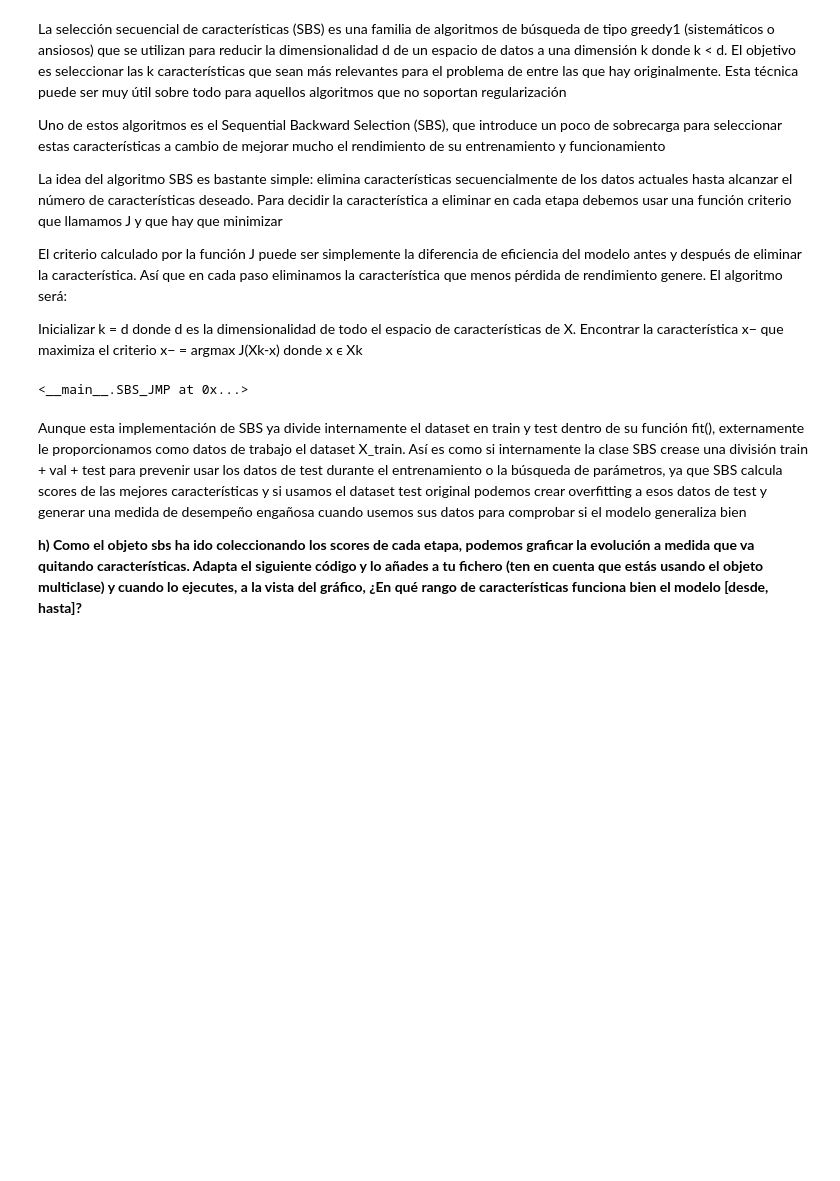
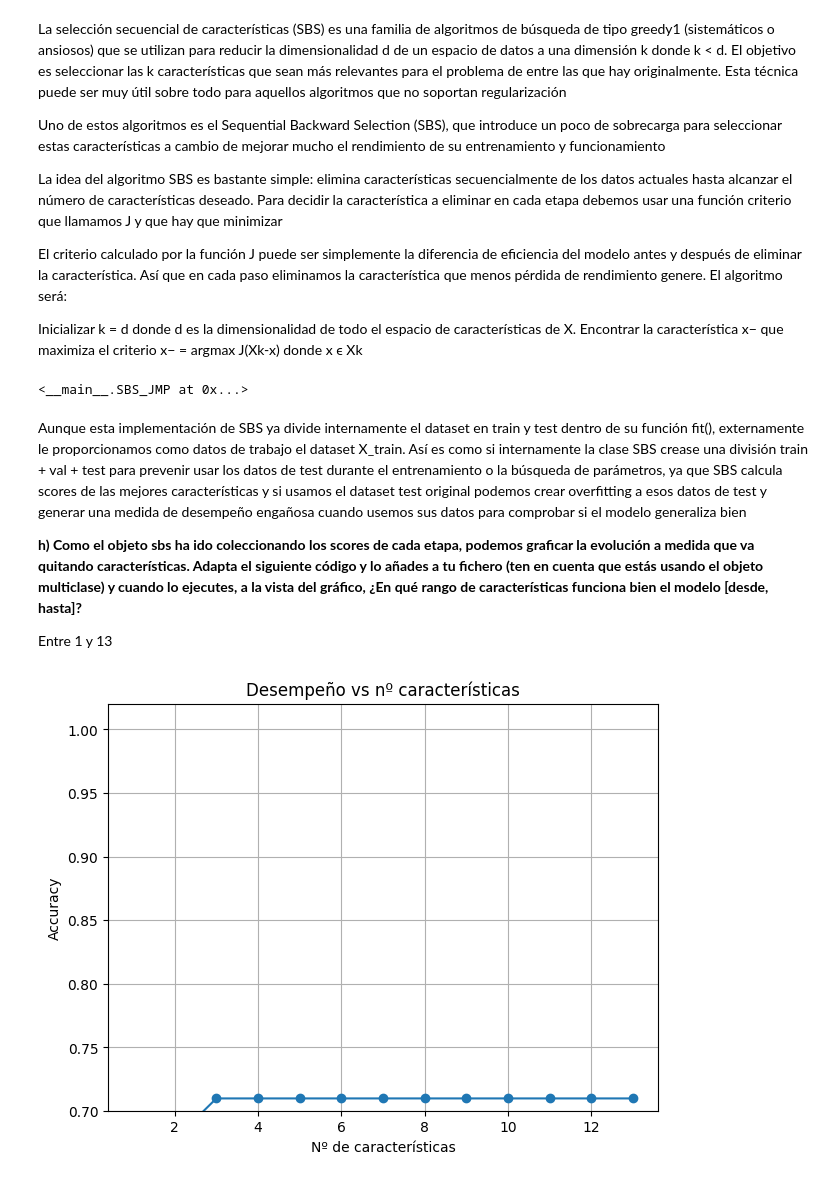
Before and after one commit to JuanMP/Sistemas-de-Aprendizaje, a Jupyter notebook: UD02/Clasificación/saa_02_p04_a3_JMP.ipynb, the cells around one changed output. Cells and saved outputs as stored; diff of their text form; code cells hidden in the pictures; blank space fills up the shorter version.

```diff
--- a/UD02/Clasificación/saa_02_p04_a3_JMP.ipynb
+++ b/UD02/Clasificación/saa_02_p04_a3_JMP.ipynb
@@ -364,21 +365,24 @@ generar una medida de desempeño engañosa cuando usemos sus datos para comproba
 generaliza bien
 
 **h) Como el objeto sbs ha ido coleccionando los scores de cada etapa, podemos graficar la evolución a medida que va quitando características. Adapta el siguiente código y lo añades a tu fichero (ten en cuenta que estás usando el objeto multiclase) y cuando lo ejecutes, a la vista del gráfico, ¿En qué rango de características funciona bien el modelo [desde, hasta]?**
+
+Entre 1 y 13
 # %%
 import matplotlib.pyplot as plt
- from sklearn.neighbors import KneighborsClassifier
- from sbs_JMP import SBS
- knn = KNeighborsClassifier(n_neighbors=5)
- sbs = SBS(knn, k_features=1)
+from sklearn.neighbors import KNeighborsClassifier
+knn = KNeighborsClassifier(n_neighbors=5)
+sbs = SBS_JMP(knn, k_features=1)
 # Le pedimos que pruebe hasta dejas solo 1
- sbs.fit(X_train, y_train)
- # Dibujamos como cambia el desempeño al cambiar el nº de características
- k_carac = [len(k) for k in sbs.subsets_]
- plt.plot(k_carac, sbs.scores_, marker='o')
- plt.ylim([0.7, 1.02])
- plt.ylabel('Accuracy')
- plt.xlabel('Nº de características')
- plt.grid()
- plt.tight_layout()
- plt.title("Desempeño vs nº características")
- plt.show()
+sbs.fit(X_train, y_train)
+# Dibujamos como cambia el desempeño al cambiar el nº de características
+k_carac = [len(k) for k in sbs.subsets_]
+plt.plot(k_carac, sbs.scores_, marker='o')
+plt.ylim([0.7, 1.02])
+plt.ylabel('Accuracy')
+plt.xlabel('Nº de características')
+plt.grid()
+plt.tight_layout()
+plt.title("Desempeño vs nº características")
+plt.show()
+# %% [output]
+[figure, added]
```
Also changed, not shown: parts of 21 cells of this notebook.
